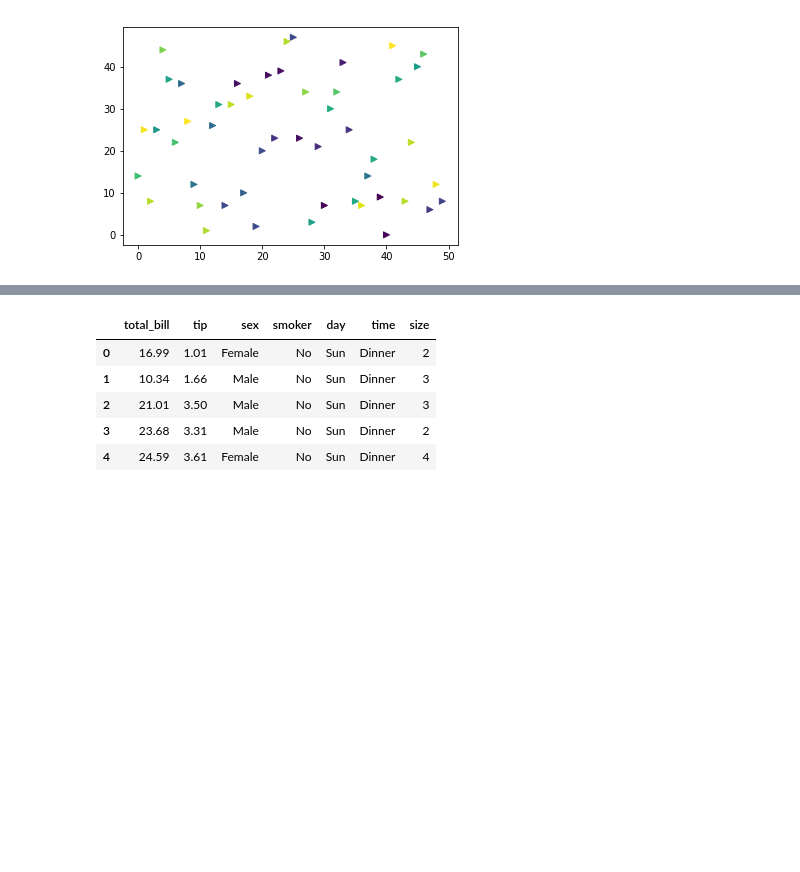
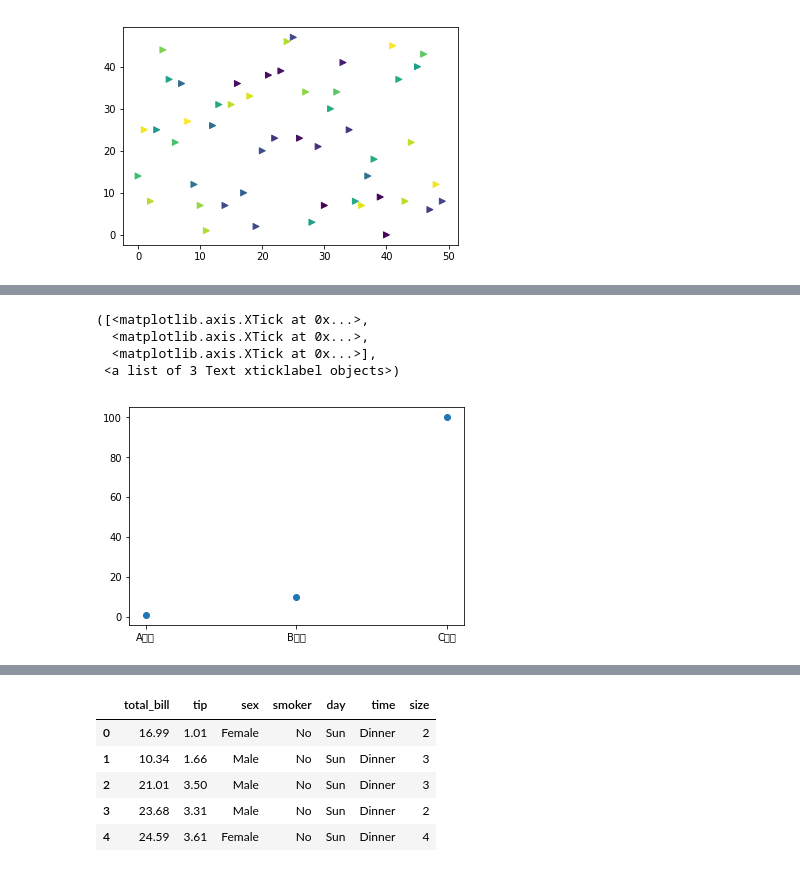
Before and after one commit to zingp/kaggle, a Jupyter notebook: forecast_losa_house_prices/pyplot_seaborn_cheat.ipynb, the cells around one changed output, grey strips where cells are left out. Drawn from its saved outputs; the diff is of its cells as text; code cells hidden in the pictures; blank space fills up the shorter version.

```diff
--- a/forecast_losa_house_prices/pyplot_seaborn_cheat.ipynb
+++ b/forecast_losa_house_prices/pyplot_seaborn_cheat.ipynb
@@ -110,0 +132,9 @@ plt.scatter('a', 'd', data=data, c='c', marker='>')  #散点图的样式
+# %%
+plt.scatter(range(len(names)),value)
+plt.xticks(range(len(names)),names)
+# %% [output]
+([<matplotlib.axis.XTick at 0x...>,
+  <matplotlib.axis.XTick at 0x...>,
+  <matplotlib.axis.XTick at 0x...>],
+ <a list of 3 Text xticklabel objects>)
+[figure, added]
```
Also changed, not shown: parts of 39 cells of this notebook.
